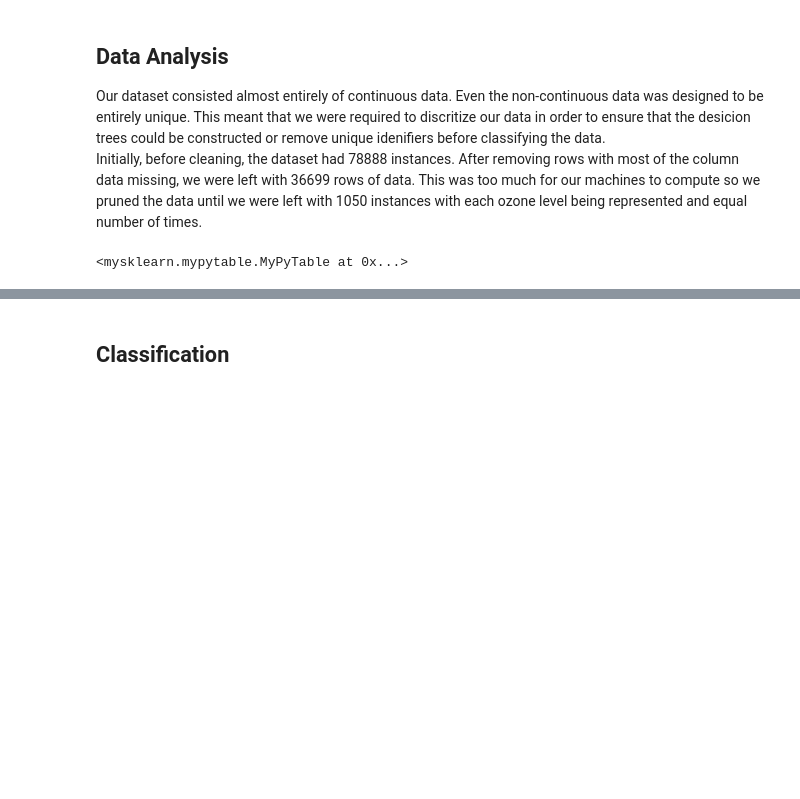
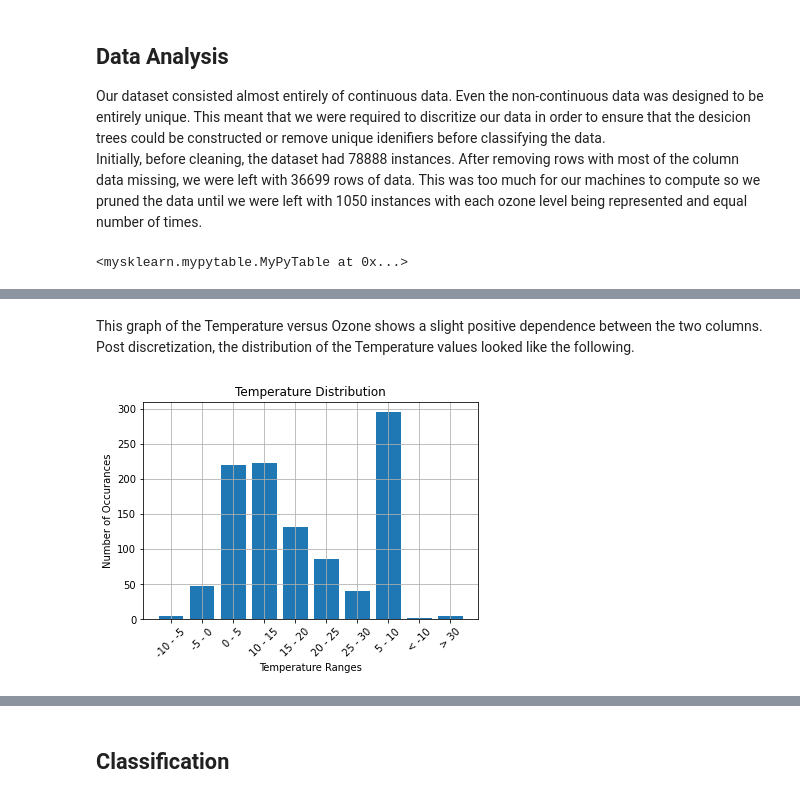
Before and after one commit to rdurnil/cpsc322project, a Jupyter notebook: technical_report.ipynb, the cells around one changed output, grey strips where cells are left out. Drawn from its saved outputs; the diff is of its cells as text; code cells hidden in the pictures; blank space fills up the shorter version.

```diff
--- a/technical_report.ipynb
+++ b/technical_report.ipynb
@@ -29,7 +29,10 @@ importlib.reload(mysklearn.myrandomforestclassifier)
 from mysklearn.myrandomforestclassifier import MyRandomForestClassifier
 from mysklearn import myvisualization
 importlib.reload(myvisualization)
+
 continuous_data = MyPyTable()
 continuous_data.load_from_file("meteorological-hourly-clean.csv")
+discretized_data = MyPyTable()
+discretized_data.load_from_file("meteorological-dataset.csv")
 # %% [output]
 <mysklearn.mypytable.MyPyTable at 0x...>
@@ -43,0 +50,14 @@ myvisualization.scatter_chart_creation(x_data, y_data, x_label=x_label, y_label=
+# %% [markdown]
+This graph of the Temperature versus Ozone shows a slight positive dependence between the two columns.
+Post discretization, the distribution of the Temperature values looked like the following.
+# %%
+att_name = "Temperature"
+att_vals = discretized_data.get_column(att_name)
+unique_vals = myutils.find_unique_items(att_vals)
+num_vals = myutils.count_unique_items(att_vals, unique_vals)
+title = "Temperature Distribution"
+x_label = "Temperature Ranges"
+y_label = "Number of Occurances"
+myutils.bar_chart(unique_vals, num_vals, title=title, xlabel=x_label, ylabel=y_label, rotation=45)
+# %% [output]
+[figure, added]
```
Also changed, not shown: parts of 34 cells of this notebook.
